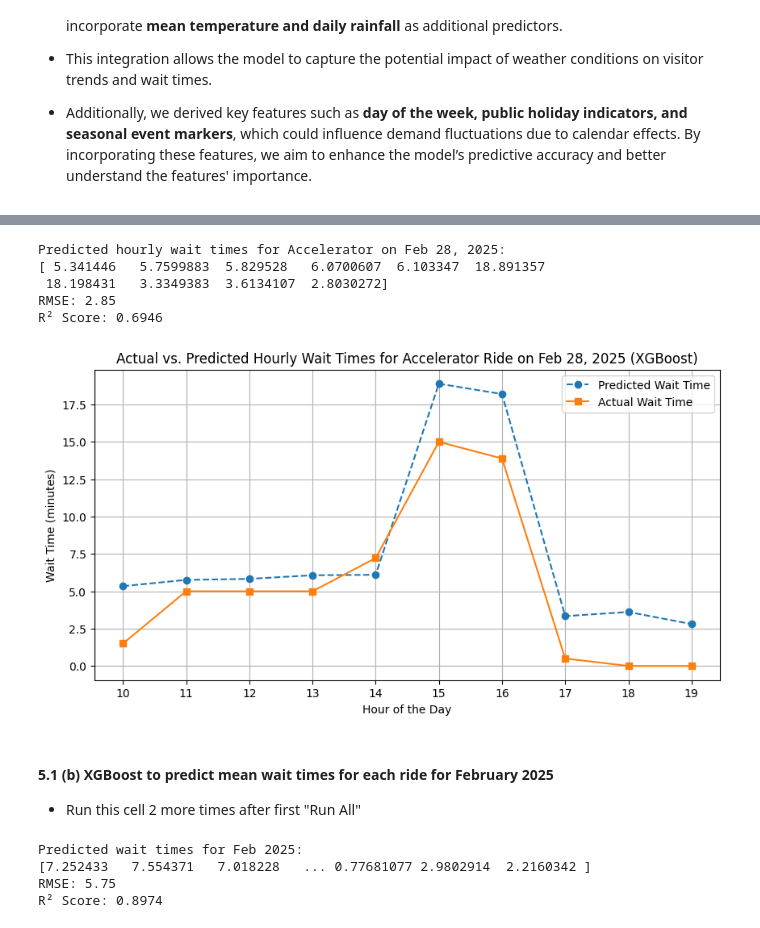
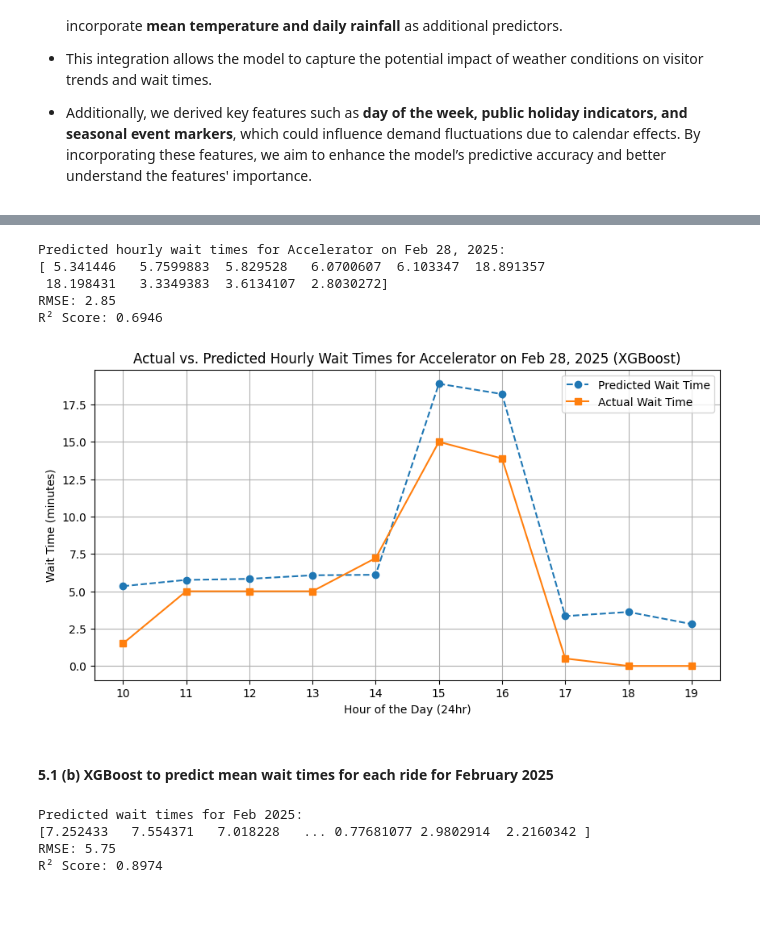
Before and after one commit to tadamaen/DSA3101-Group-Project-Group-3, a Jupyter notebook: Notebooks/Subgroup B/6.0-cyjw-demand-prediction-attractions-services.ipynb, the cells around one changed output, grey strips where cells are left out. Drawn from its saved outputs; the diff is of its cells as text; code cells hidden in the pictures.

```diff
--- a/Notebooks/Subgroup B/6.0-cyjw-demand-prediction-attractions-services.ipynb
+++ b/Notebooks/Subgroup B/6.0-cyjw-demand-prediction-attractions-services.ipynb
@@ -424,24 +429,24 @@ import seaborn as sns
 from datetime import datetime
 
 # Filter for "Accelerator" attraction before training
-waittime_df_accelerator = waittime_df[waittime_df['Ride'] == "Accelerator"].copy()
+waittime_df_accelerator_xg = waittime_df[waittime_df['Ride'] == "Accelerator"].copy()
 
 # Ensure Date column is in datetime format
-waittime_df_accelerator['Date'] = pd.to_datetime(waittime_df_accelerator['Date'], errors='coerce')
+waittime_df_accelerator_xg['Date'] = pd.to_datetime(waittime_df_accelerator_xg['Date'], errors='coerce')
 
 # Extract hour from Timestamp
-waittime_df_accelerator['Hour'] = pd.to_datetime(waittime_df_accelerator['Timestamp']).dt.hour
+waittime_df_accelerator_xg['Hour'] = pd.to_datetime(waittime_df_accelerator_xg['Timestamp']).dt.hour
 
 # Identify categorical columns for encoding
 categorical_columns = ["Time", "Zone", "day_of_week", "is_holiday", "is_seasonal_event"]
 
 # OneHotEncode categorical variables
 encoder = OneHotEncoder(sparse_output=False)
-one_hot_encoded = encoder.fit_transform(waittime_df_accelerator[categorical_columns])
+one_hot_encoded = encoder.fit_transform(waittime_df_accelerator_xg[categorical_columns])
 one_hot_df = pd.DataFrame(one_hot_encoded, columns=encoder.get_feature_names_out(categorical_columns))
 
 # Merge encoded categories with waittime_df
-df_encoded = pd.concat([waittime_df_accelerator, one_hot_df], axis=1)
+df_encoded = pd.concat([waittime_df_accelerator_xg, one_hot_df], axis=1)
 df_encoded = df_encoded.drop(categorical_columns, axis=1)
 
 # Define independent (X) and dependent (y) variables
@@ -471,41 +476,40 @@ print(f"Predicted hourly wait times for Accelerator on Feb 28, 2025: \n{y_pred}"
 print(f"RMSE: {rmse:.2f}")
 print(f"R² Score: {r2:.4f}")
 
 # Prepare data for plotting
 df_predictions = X_test.copy()
 df_predictions['Predicted Wait Time'] = y_pred
 df_predictions['Date'] = datetime(2025, 2, 28)
-df_predictions['Hour'] = waittime_df_accelerator.loc[X_test.index, 'Hour'].values
+df_predictions['Hour'] = waittime_df_accelerator_xg.loc[X_test.index, 'Hour'].values
 
-df_actual = waittime_df_accelerator[waittime_df_accelerator['Date'] == datetime(2025, 2, 28)][['Hour', 'Wait Time']]
+df_actual = waittime_df_accelerator_xg[waittime_df_accelerator_xg['Date'] == datetime(2025, 2, 28)][['Hour', 'Wait Time']]
 
 # Merge actual and predicted wait times
 df_comparison = df_predictions.merge(df_actual, on='Hour', how='left')
 df_comparison = df_comparison.rename(columns={'Wait Time': 'Actual Wait Time'})
 df_comparison = df_comparison.sort_values(by=['Hour'])
 
 # Plot predictions vs actual wait times
 plt.figure(figsize=(10, 5))
 plt.plot(df_comparison['Hour'], df_comparison['Predicted Wait Time'], marker='o', linestyle='--', label="Predicted Wait Time")
 plt.plot(df_comparison['Hour'], df_comparison['Actual Wait Time'], marker='s', linestyle='-', label="Actual Wait Time")
 
 plt.legend()
-plt.title("Actual vs. Predicted Hourly Wait Times for Accelerator Ride on Feb 28, 2025 (XGBoost)")
-plt.xlabel("Hour of the Day")
+plt.title("Actual vs. Predicted Hourly Wait Times for Accelerator on Feb 28, 2025 (XGBoost)")
+plt.xlabel("Hour of the Day (24hr)")
 plt.ylabel("Wait Time (minutes)")
 plt.xticks(range(10, 20, 1))
 plt.grid()
 plt.show()
 # %% [output]
 Predicted hourly wait times for Accelerator on Feb 28, 2025:
 [ 5.341446   5.7599883  5.829528   6.0700607  6.103347  18.891357
  18.198431   3.3349383  3.6134107  2.8030272]
 RMSE: 2.85
 R² Score: 0.6946
-[figure, old version]
+[figure, new version]
 # %% [markdown]
 #### 5.1 (b) XGBoost to predict mean wait times for each ride for February 2025
-- Run this cell 2 more times after first "Run All"
 # %%
 # Identify categorical columns for linear regression
 categorical_columns = ["Ride", "Time", "Zone","day_of_week", "is_holiday", "is_seasonal_event"]
```
Also changed, not shown: parts of 20 cells of this notebook.
